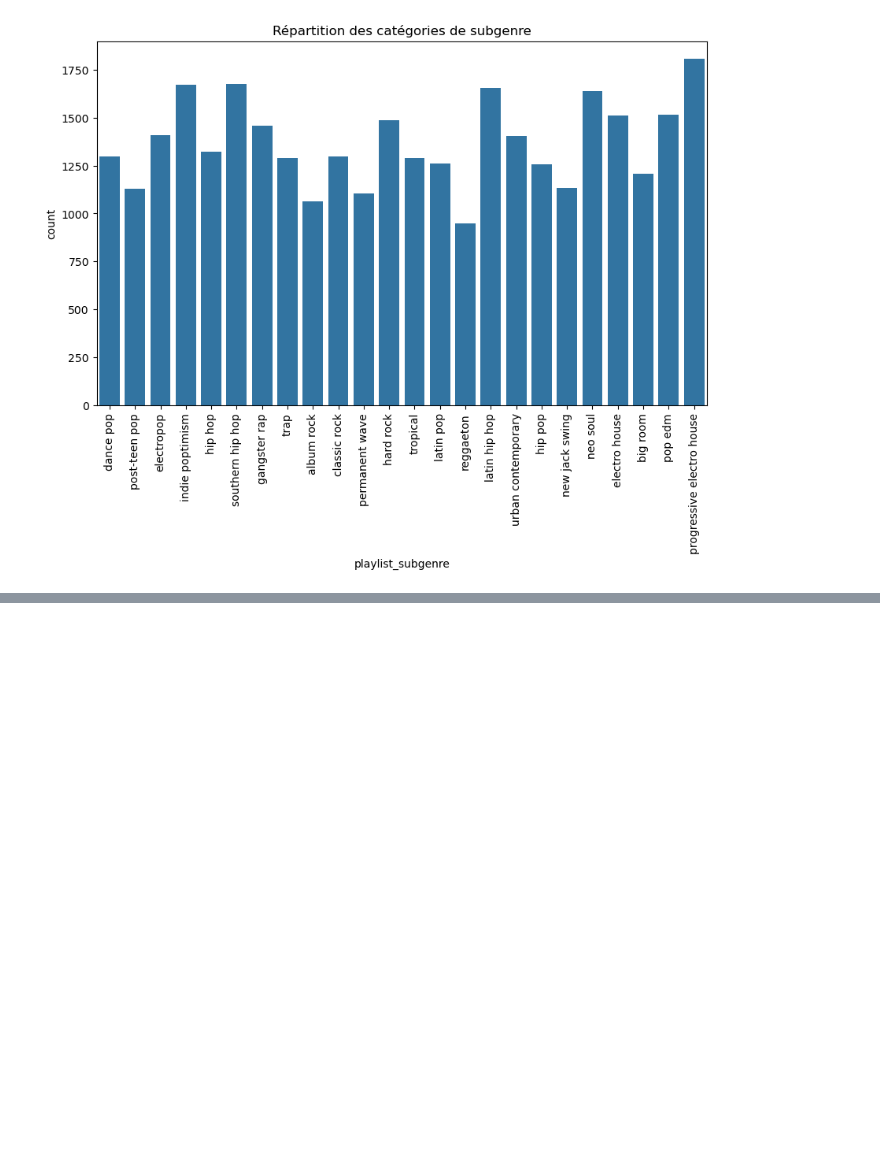
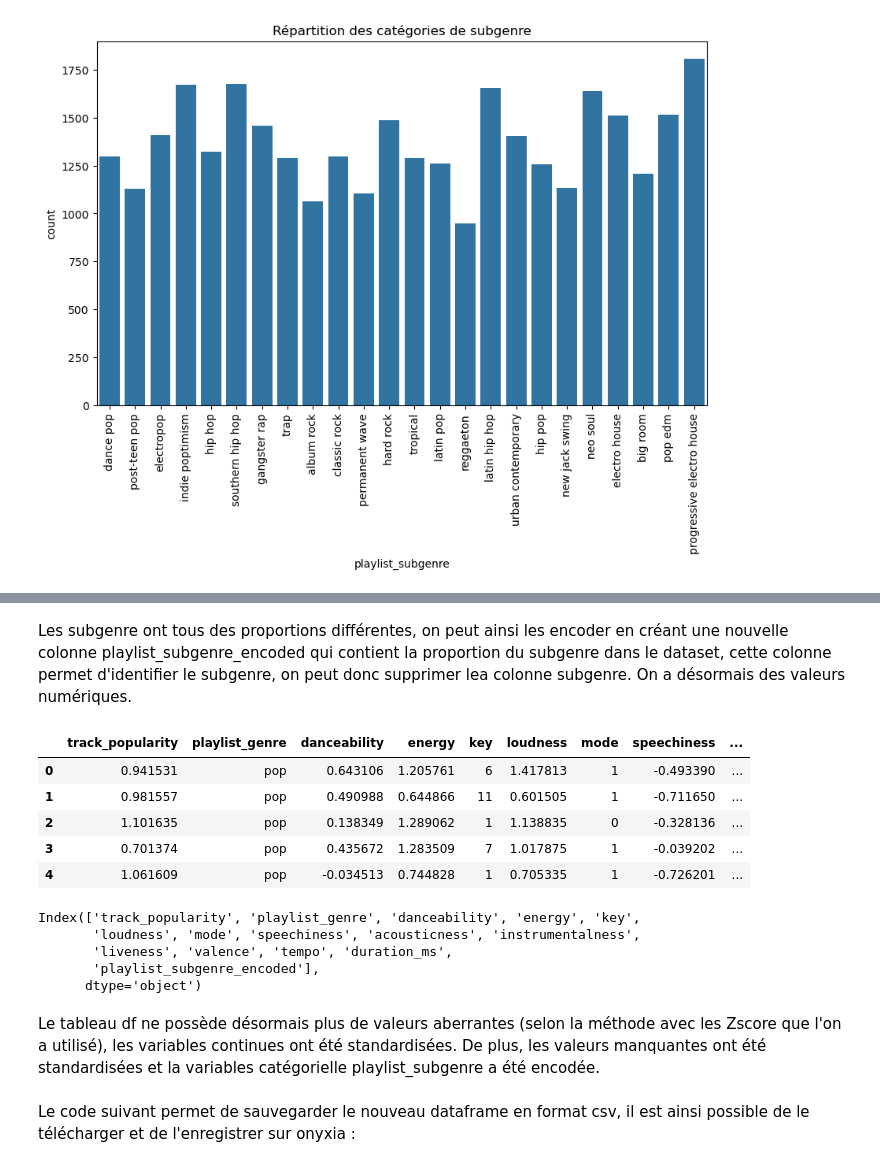
Before and after one commit to moranenzo/PY-Music-Genre-Classifier, a Jupyter notebook: notebooks/final_notebook.ipynb, the cells around one changed output, grey strips where cells are left out. Drawn from its saved outputs; the diff is of its cells as text; code cells hidden in the pictures; blank space fills up the shorter version.

```diff
--- a/notebooks/final_notebook.ipynb
+++ b/notebooks/final_notebook.ipynb
@@ -819,0 +839,25 @@ plt.show()
+# %% [markdown]
+Les subgenre ont tous des proportions différentes, on peut ainsi les encoder en créant une nouvelle colonne playlist_subgenre_encoded qui contient la proportion du subgenre dans le dataset, cette colonne permet d'identifier le subgenre, on peut donc supprimer lea colonne subgenre. On a désormais des valeurs numériques.
+# %%
+df_encoded = df.copy()
+
+subgenre_proportions = df_encoded['playlist_subgenre'].value_counts(normalize=True)
+df_encoded['playlist_subgenre_encoded'] = df_encoded['playlist_subgenre'].map(subgenre_proportions)
+df_encoded = df_encoded.drop(columns=['playlist_subgenre'])
+
+df_encoded.head()
+# %% [output]
+|  | track_popularity | playlist_genre | danceability | energy | key | loudness | mode | speechiness | ... |
+| 0 | 0.941531 | pop | 0.643106 | 1.205761 | 6 | 1.417813 | 1 | -0.493390 | ... |
+| 1 | 0.981557 | pop | 0.490988 | 0.644866 | 11 | 0.601505 | 1 | -0.711650 | ... |
+| 2 | 1.101635 | pop | 0.138349 | 1.289062 | 1 | 1.138835 | 0 | -0.328136 | ... |
+| 3 | 0.701374 | pop | 0.435672 | 1.283509 | 7 | 1.017875 | 1 | -0.039202 | ... |
+| 4 | 1.061609 | pop | -0.034513 | 0.744828 | 1 | 0.705335 | 1 | -0.726201 | ... |
+# %%
+df_encoded.columns
+# %% [output]
+Index(['track_popularity', 'playlist_genre', 'danceability', 'energy', 'key',
+       'loudness', 'mode', 'speechiness', 'acousticness', 'instrumentalness',
+       'liveness', 'valence', 'tempo', 'duration_ms',
+       'playlist_subgenre_encoded'],
+      dtype='object')
@@ -819,0 +866,4 @@ plt.show()
+# %% [markdown]
+Le tableau df ne possède désormais plus de valeurs aberrantes (selon la méthode avec les Zscore que l'on a utilisé), les variables continues ont été standardisées. De plus, les valeurs manquantes ont été standardisées et la variables catégorielle playlist_subgenre a été encodée.
+# %% [markdown]
+Le code suivant permet de sauvegarder le nouveau dataframe en format csv, il est ainsi possible de le télécharger et de l'enregistrer sur onyxia :
```
Also changed, not shown: parts of 7 cells of this notebook.
